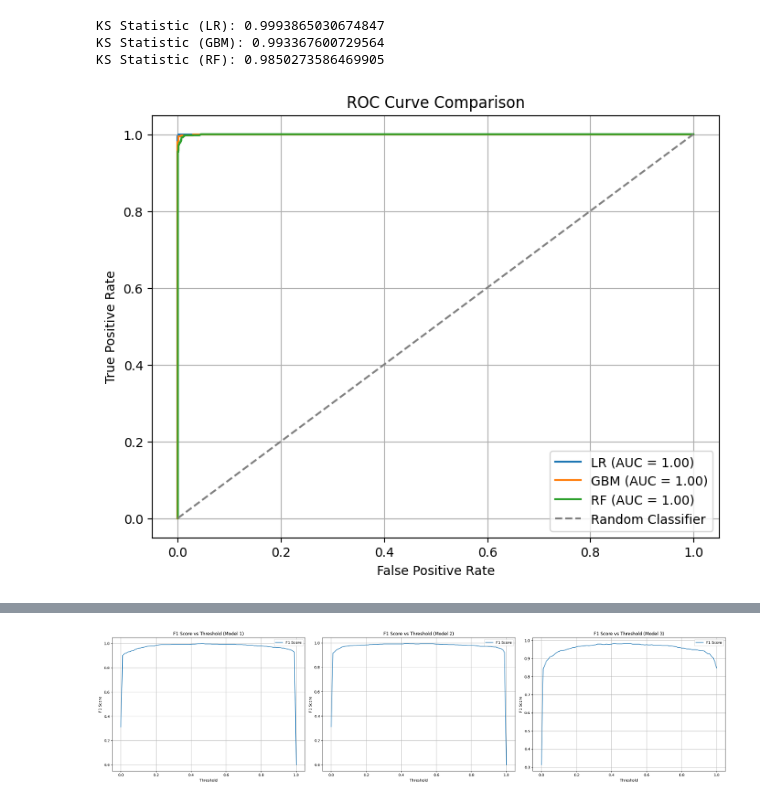
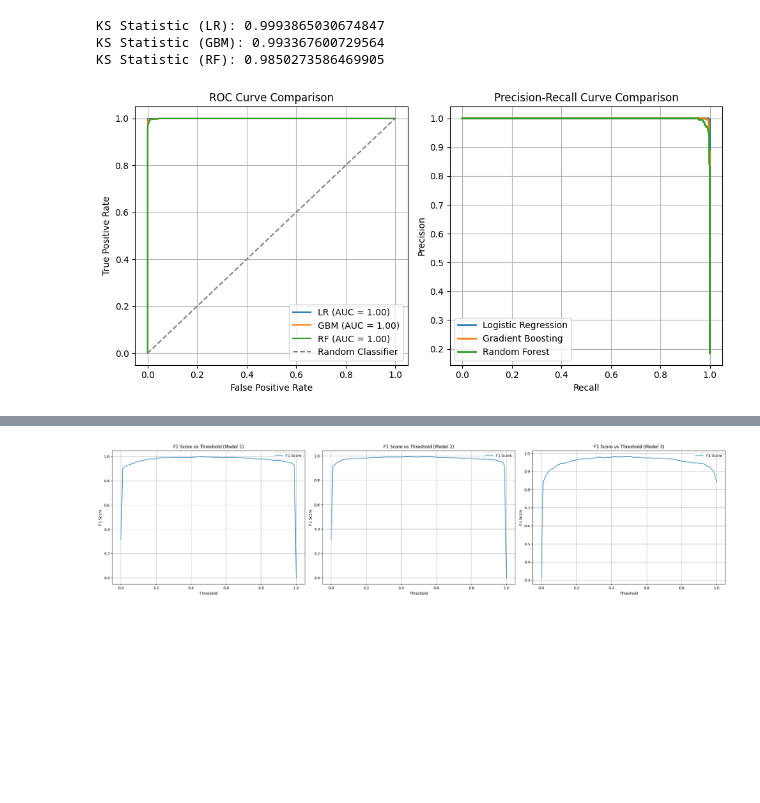
Before and after one commit to raz0208/Advance-Quantitative-Research-Project, a Jupyter notebook: Task3/Credit_Risk_Analysis_and_Modeling_PD_and_EL_Prediction.ipynb, the cells around one changed output, grey strips where cells are left out. Cells and saved outputs as stored; diff of their text form; code cells hidden in the pictures; blank space fills up the shorter version.

```diff
--- a/Task3/Credit_Risk_Analysis_and_Modeling_PD_and_EL_Prediction.ipynb
+++ b/Task3/Credit_Risk_Analysis_and_Modeling_PD_and_EL_Prediction.ipynb
@@ -487,21 +487,42 @@ KS Statistic (GBM): 0.993367600729564
 KS Statistic (RF): 0.9850273586469905
 # %%
 # Plot ROC Curve Comparison
-plt.figure(figsize=(8, 6))
+plt.figure(figsize=(10, 5))
 fpr_lr, tpr_lr, _ = roc_curve(y_test, lr_pred_prob)
 fpr_gbm, tpr_gbm, _ = roc_curve(y_test, gbm_pred_prob[:, 1])
 fpr_rf, tpr_rf, _ = roc_curve(y_test, rf_pred_prob[:, 1])
 
+# Calculate Precision-Recall Curves
+precision_lr, recall_lr, _ = precision_recall_curve(y_test, lr_pred_prob)
+precision_gbm, recall_gbm, _ = precision_recall_curve(y_test, gbm_pred_prob[:, 1])
+precision_rf, recall_rf, _ = precision_recall_curve(y_test, rf_pred_prob[:, 1])
+
+# ROC Curve Comparison Plot
+plt.subplot(1, 2, 1)
 plt.plot(fpr_lr, tpr_lr, label=f'LR (AUC = {roc_auc_score(y_test, lr_pred_prob):.2f})')
 plt.plot(fpr_gbm, tpr_gbm, label=f'GBM (AUC = {roc_auc_score(y_test, gbm_pred_prob[:, 1]):.2f})')
 plt.plot(fpr_rf, tpr_rf, label=f'RF (AUC = {roc_auc_score(y_test, rf_pred_prob[:, 1]):.2f})')
 
 plt.plot([0, 1], [0, 1], linestyle='--', color='gray', label='Random Classifier')
 plt.xlabel('False Positive Rate')
 plt.ylabel('True Positive Rate')
 plt.title('ROC Curve Comparison')
 plt.legend()
 plt.grid(True)
+
+# Precision-Recall Curves Plot
+plt.subplot(1, 2, 2)
+plt.plot(recall_lr, precision_lr, label=f'Logistic Regression', linewidth=2)
+plt.plot(recall_gbm, precision_gbm, label=f'Gradient Boosting', linewidth=2)
+plt.plot(recall_rf, precision_rf, label=f'Random Forest', linewidth=2)
+
+plt.xlabel('Recall')
+plt.ylabel('Precision')
+plt.title('Precision-Recall Curve Comparison')
+plt.legend(loc='lower left')
+plt.grid(True)
+
+plt.tight_layout()
 plt.show()
 # %% [output]
-[figure, old version]
+[figure, new version]
```
Also changed, not shown: parts of 2 cells of this notebook.
